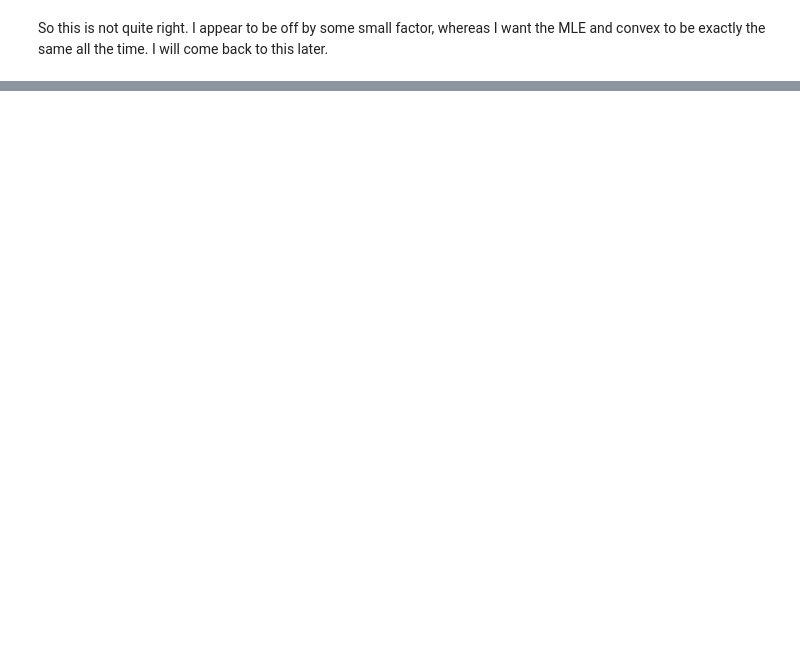
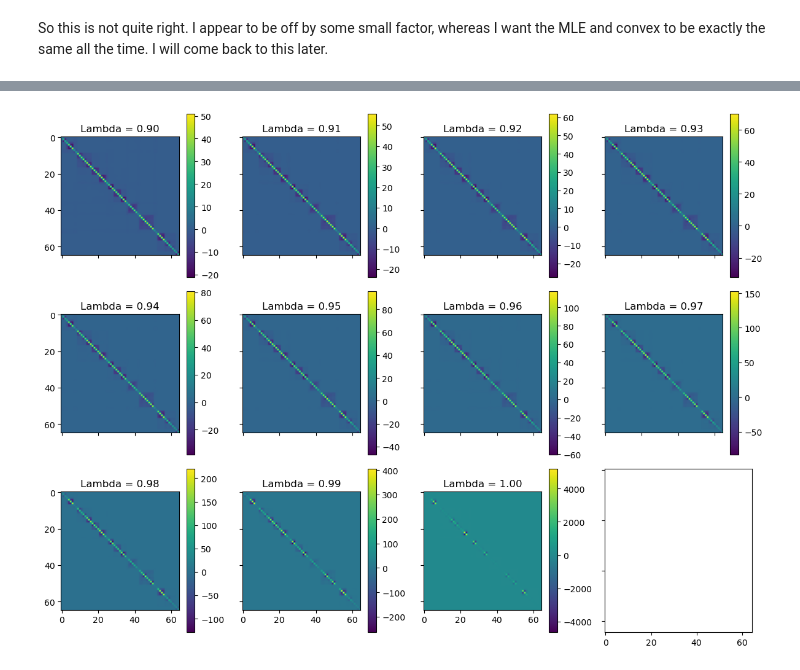
Before and after one commit to pchlenski/phylosig, a Jupyter notebook: 07_convex_combination.ipynb, the cells around one changed output, grey strips where cells are left out. Saved outputs shown, nothing was run; the diff lists cells and outputs as text; code cells hidden in the pictures; blank space fills up the shorter version.

```diff
--- a/07_convex_combination.ipynb
+++ b/07_convex_combination.ipynb
@@ -140,0 +187,17 @@ z0 (convex):    0.887
+# %%
+# Weird. What happens from .9 --> 1?
+
+fig, axs = plt.subplots(
+    3, 4, figsize=(12, 9), tight_layout=True, sharex=True, sharey=True
+)
+lam = 0.9
+for i in range(3):
+    for j in range(4):
+        if lam <= 1:
+            C_lam = pl.rescale_cov(lam=lam)
+            m = axs[i, j].imshow(np.linalg.inv(C_lam))
+            axs[i, j].set_title(f"Lambda = {lam:.2f}")
+            lam += 0.01
+            fig.colorbar(m, ax=axs[i, j])
+# %% [output]
+[figure, added]
```
Also changed, not shown: parts of 11 cells of this notebook, 8 other files.
